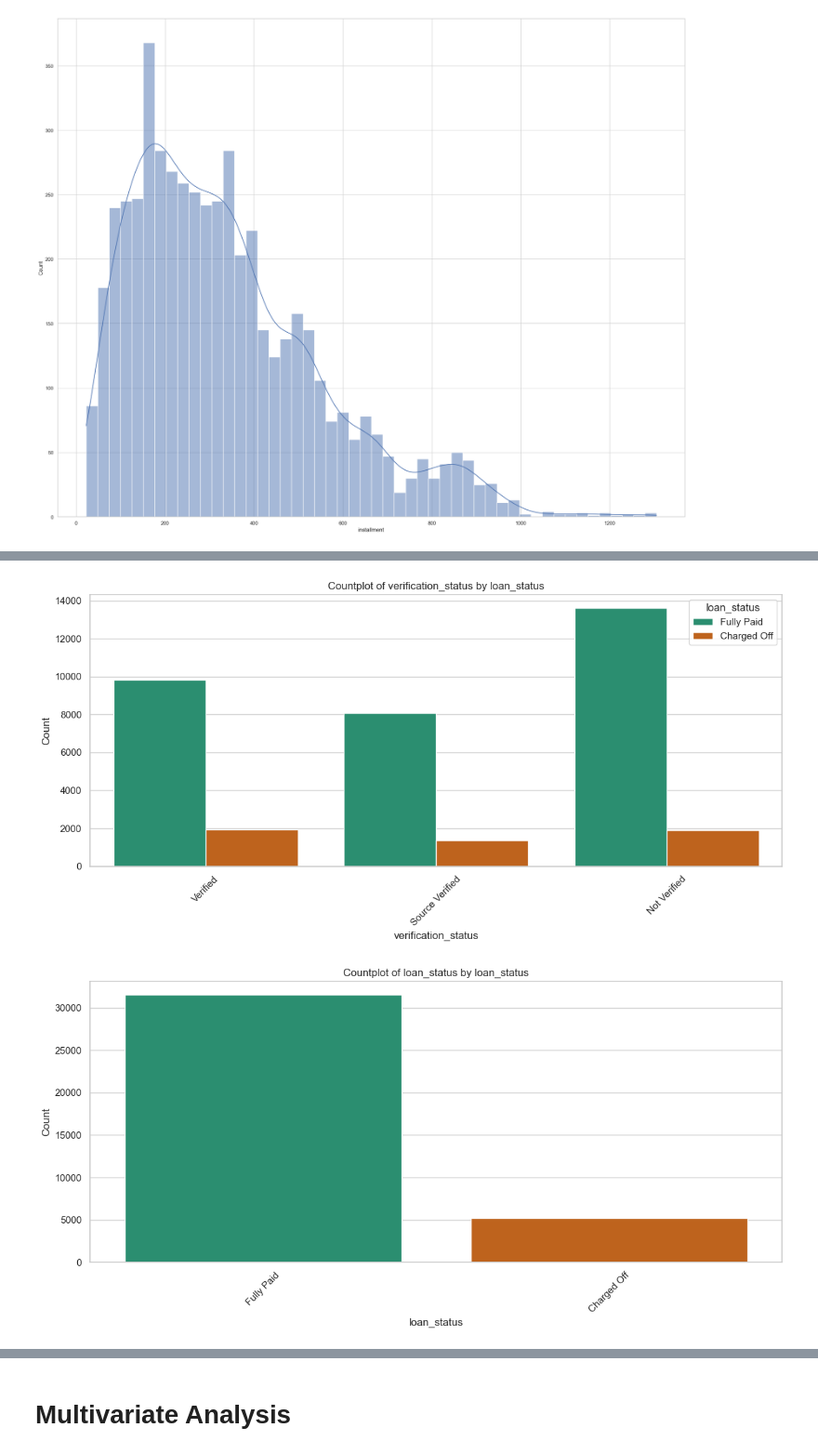
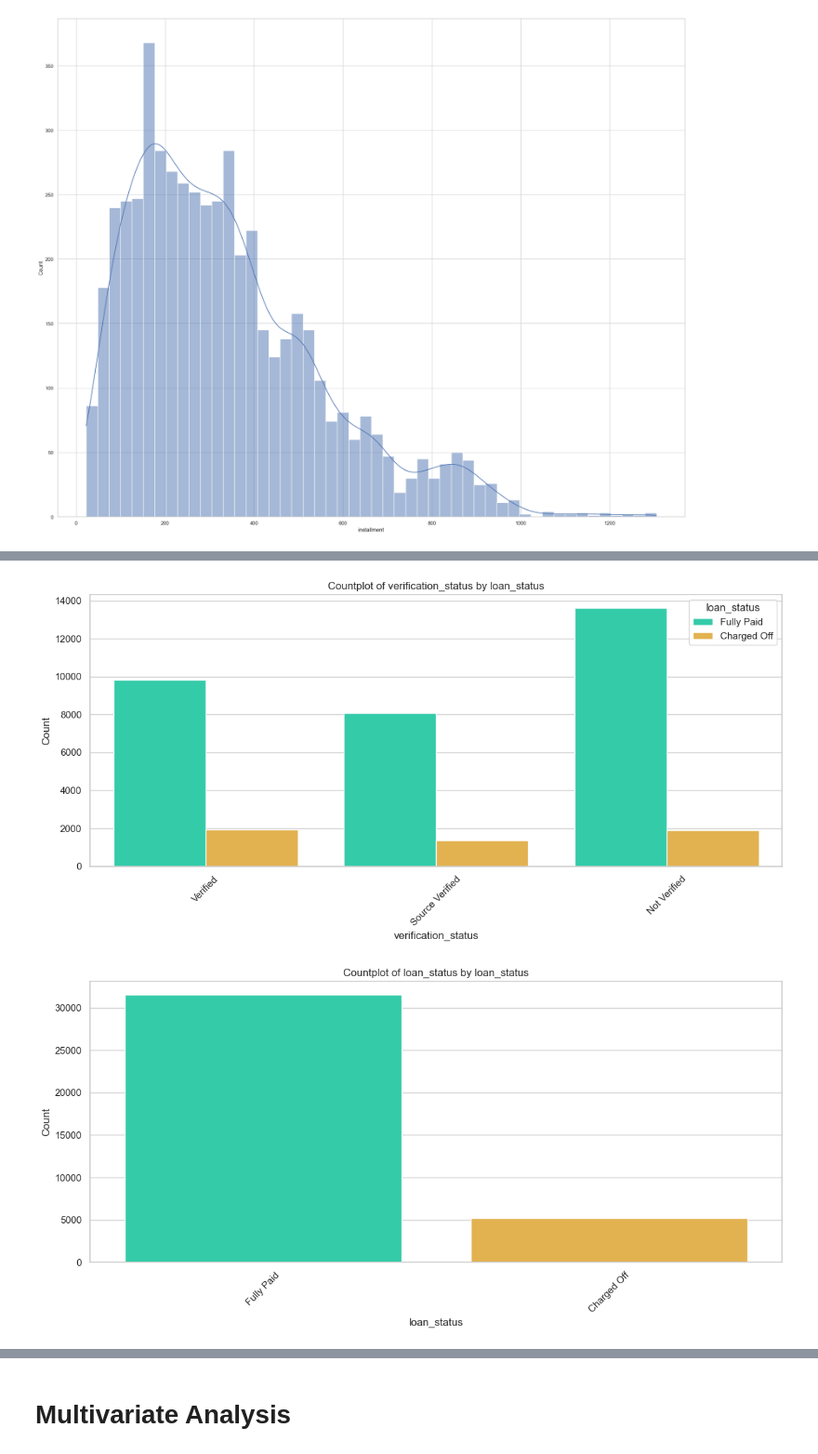
Before and after one commit to sandyaggarwal/LendingClubCaseStudy, a Jupyter notebook: LendingClubCaseStudy_updated.ipynb, the cells around one changed output, grey strips where cells are left out. Shown at 93% size. Drawn from its saved outputs; the diff is of its cells as text; code cells hidden in the pictures.

Commit message:
update palette

```diff
--- a/LendingClubCaseStudy_updated.ipynb
+++ b/LendingClubCaseStudy_updated.ipynb
@@ -477,7 +477,7 @@ for cat_col in cat_cols:
     fig, ax = plt.subplots(figsize=(12, 6))
 
     # Create a countplot
-    sns.countplot(x=df_loan[cat_col], hue=df_loan[target_col], ax=ax,palette='Dark2')
+    sns.countplot(x=df_loan[cat_col], hue=df_loan[target_col], ax=ax,palette='turbo')
 
     # Set the title and labels
     ax.set_title(f'Countplot of {cat_col} by {target_col}')
@@ -495,2 +495,2 @@ for cat_col in cat_cols:
-[figure, old version]
+[figure, new version]
-[figure, old version]
+[figure, new version]
```
Also changed, not shown: parts of 2 cells of this notebook, 1 other file.
